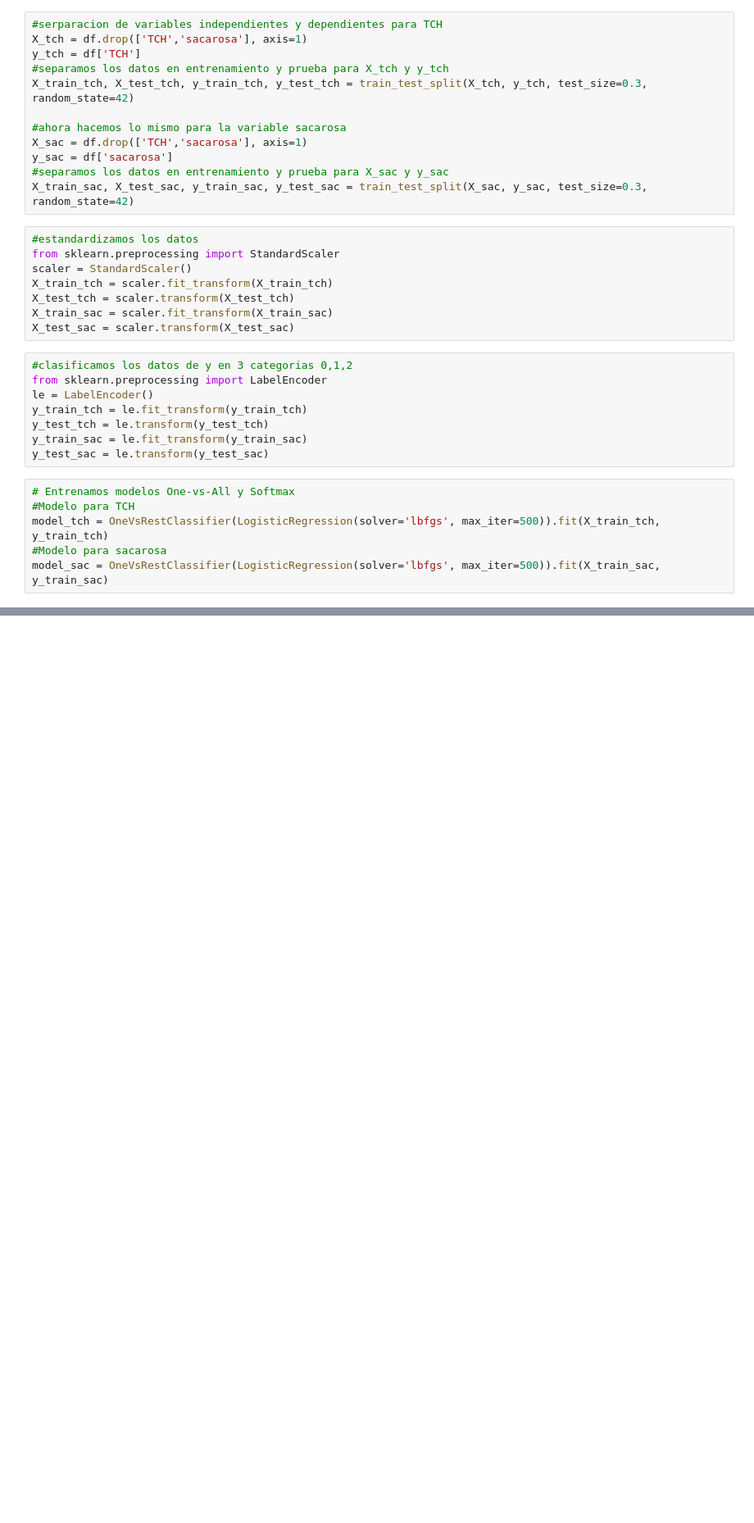
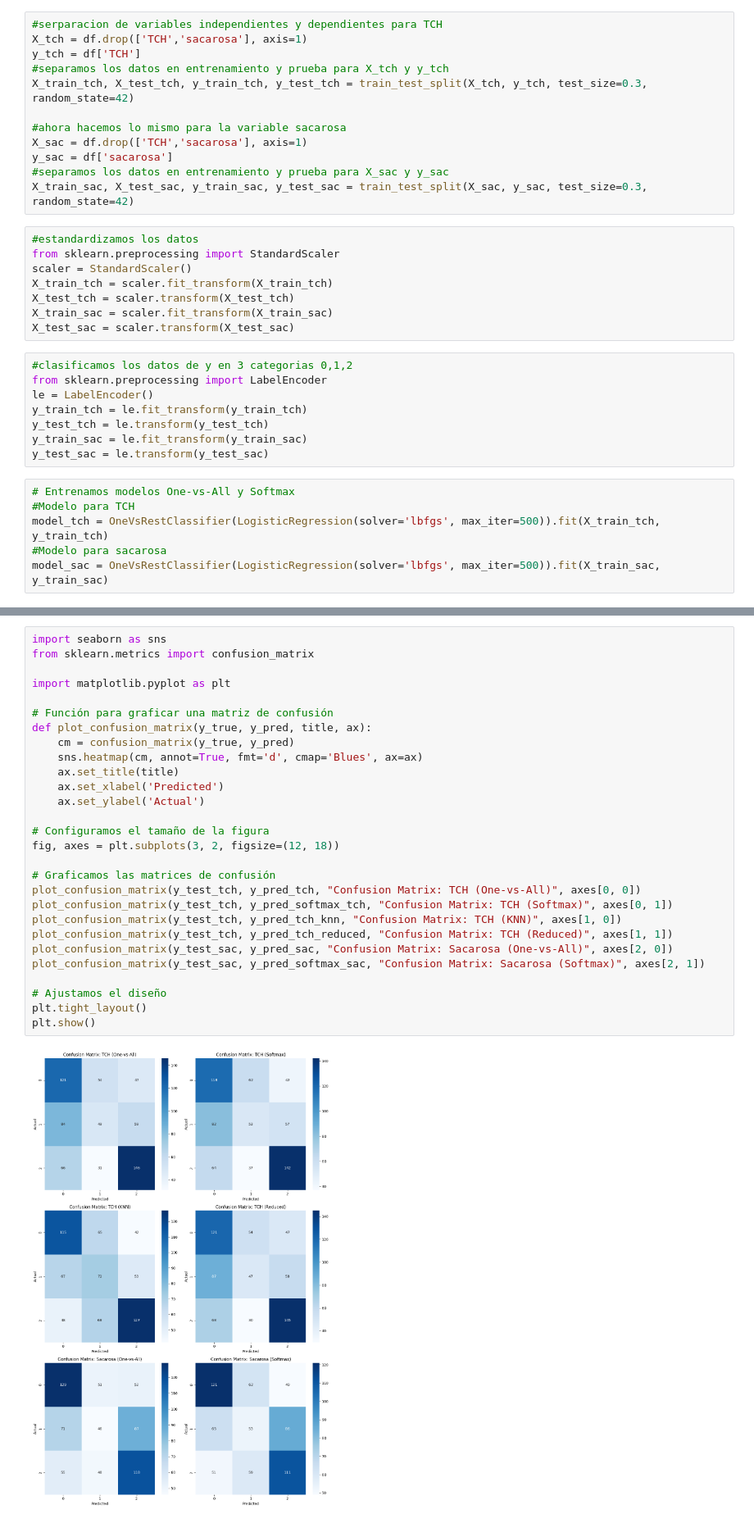
Before and after one commit to rchicangana/AprendizajeAutomaticoI, a Jupyter notebook: Parte2Clasificacion.ipynb, the cells around one changed output, grey strips where cells are left out. Shown at 82% size. Cells and saved outputs as stored; diff of their text form; blank space fills up the shorter version.

```diff
--- a/Parte2Clasificacion.ipynb
+++ b/Parte2Clasificacion.ipynb
@@ -304,0 +709,30 @@ X_test_sac_pca = pca.transform(X_test_sac)
+# %%
+import seaborn as sns
+from sklearn.metrics import confusion_matrix
+
+import matplotlib.pyplot as plt
+
+# Función para graficar una matriz de confusión
+def plot_confusion_matrix(y_true, y_pred, title, ax):
+    cm = confusion_matrix(y_true, y_pred)
+    sns.heatmap(cm, annot=True, fmt='d', cmap='Blues', ax=ax)
+    ax.set_title(title)
+    ax.set_xlabel('Predicted')
+    ax.set_ylabel('Actual')
+
+# Configuramos el tamaño de la figura
+fig, axes = plt.subplots(3, 2, figsize=(12, 18))
+
+# Graficamos las matrices de confusión
+plot_confusion_matrix(y_test_tch, y_pred_tch, "Confusion Matrix: TCH (One-vs-All)", axes[0, 0])
+plot_confusion_matrix(y_test_tch, y_pred_softmax_tch, "Confusion Matrix: TCH (Softmax)", axes[0, 1])
+plot_confusion_matrix(y_test_tch, y_pred_tch_knn, "Confusion Matrix: TCH (KNN)", axes[1, 0])
+plot_confusion_matrix(y_test_tch, y_pred_tch_reduced, "Confusion Matrix: TCH (Reduced)", axes[1, 1])
+plot_confusion_matrix(y_test_sac, y_pred_sac, "Confusion Matrix: Sacarosa (One-vs-All)", axes[2, 0])
+plot_confusion_matrix(y_test_sac, y_pred_softmax_sac, "Confusion Matrix: Sacarosa (Softmax)", axes[2, 1])
+
+# Ajustamos el diseño
+plt.tight_layout()
+plt.show()
+# %% [output]
+[figure, added]
```
Also changed, not shown: parts of 14 cells of this notebook.
